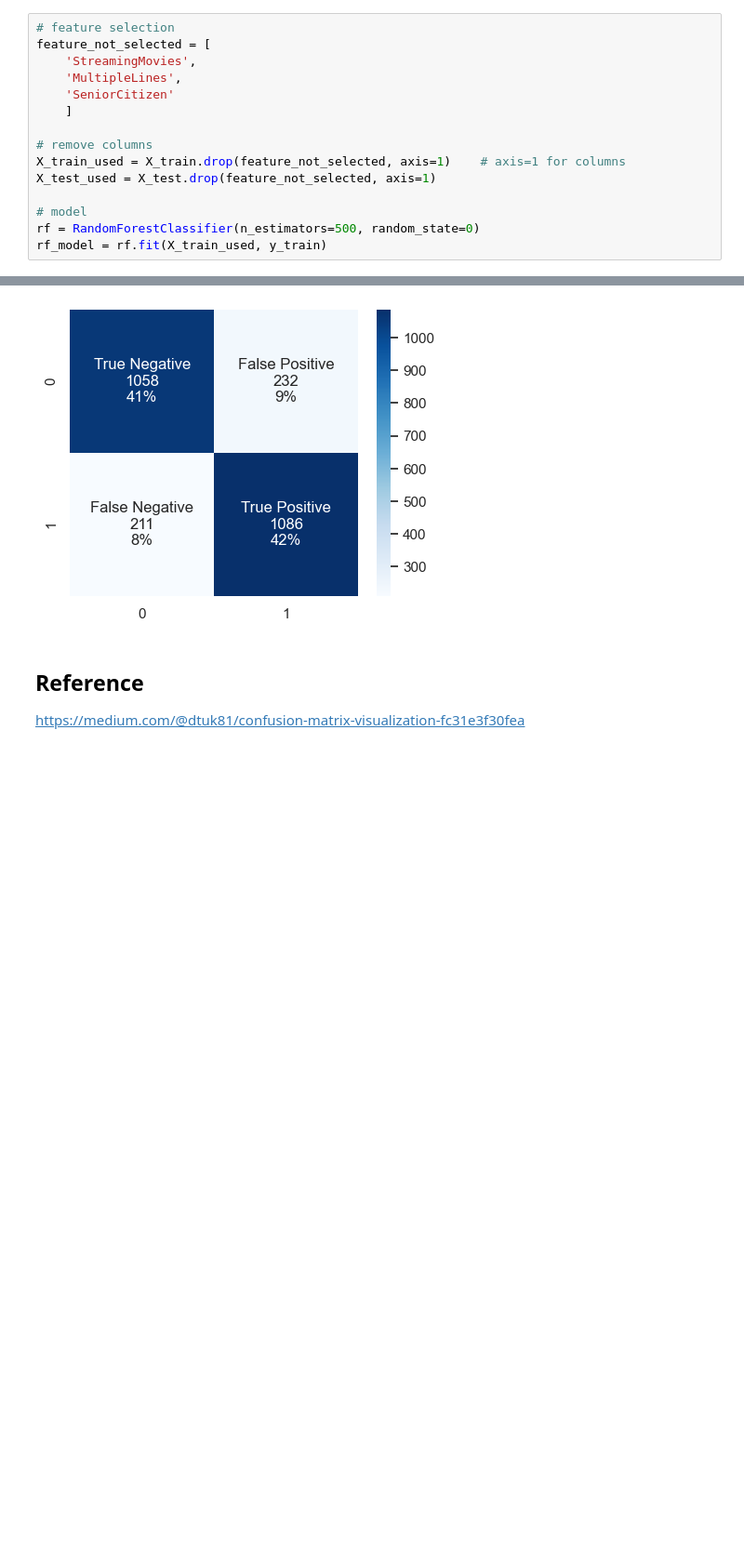
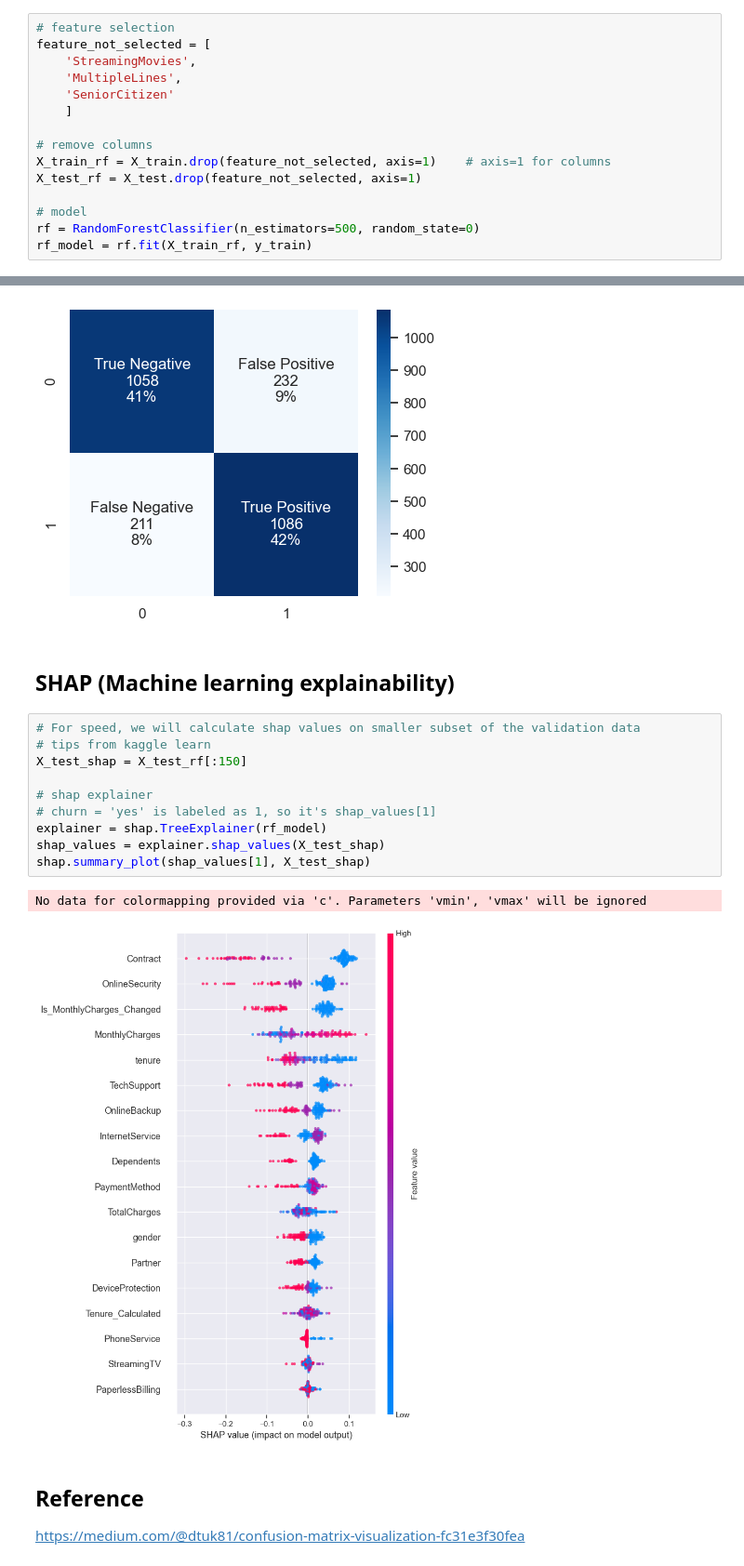
Before and after one commit to Lavinialau/Telecom-churn, a Jupyter notebook: 01_code/0_summary.ipynb, the cells around one changed output, grey strips where cells are left out. Shown at 93% size. Saved outputs shown, nothing was run; the diff lists cells and outputs as text; blank space fills up the shorter version.

Commit message:
add shap

```diff
--- a/01_code/0_summary.ipynb
+++ b/01_code/0_summary.ipynb
@@ -550,10 +552,10 @@ feature_not_selected = [
     ]
 
 # remove columns
-X_train_used = X_train.drop(feature_not_selected, axis=1)    # axis=1 for columns
-X_test_used = X_test.drop(feature_not_selected, axis=1)
+X_train_rf = X_train.drop(feature_not_selected, axis=1)    # axis=1 for columns
+X_test_rf = X_test.drop(feature_not_selected, axis=1)
 
 # model
 rf = RandomForestClassifier(n_estimators=500, random_state=0)
-rf_model = rf.fit(X_train_used, y_train)
+rf_model = rf.fit(X_train_rf, y_train)
 # %%
@@ -687,6 +687,21 @@ Classification matrix:
    macro avg       0.83      0.83      0.83      2587
 weighted avg       0.83      0.83      0.83      2587
 [figure]
+# %% [markdown]
+## SHAP (Machine learning explainability)
+# %%
+# For speed, we will calculate shap values on smaller subset of the validation data
+# tips from kaggle learn
+X_test_shap = X_test_rf[:150]
+
+# shap explainer
+# churn = 'yes' is labeled as 1, so it's shap_values[1]
+explainer = shap.TreeExplainer(rf_model)
+shap_values = explainer.shap_values(X_test_shap)
+shap.summary_plot(shap_values[1], X_test_shap)
+# %% [output]
+No data for colormapping provided via 'c'. Parameters 'vmin', 'vmax' will be ignored
+[figure, added]
 # %% [markdown]
 ## Reference
 https://medium.com/@dtuk81/confusion-matrix-visualization-fc31e3f30fea
```
Also changed, not shown: parts of 9 cells of this notebook.
